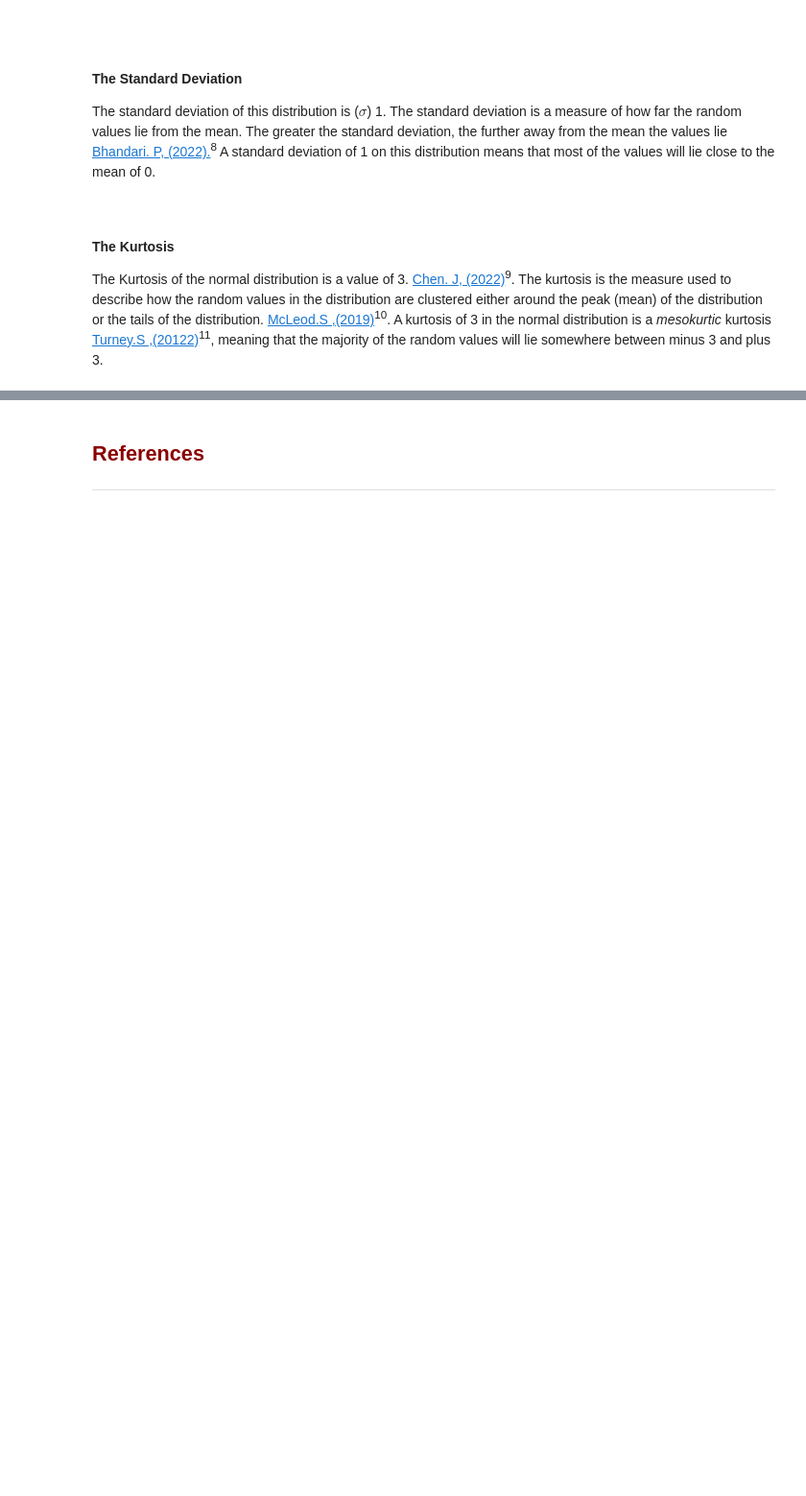
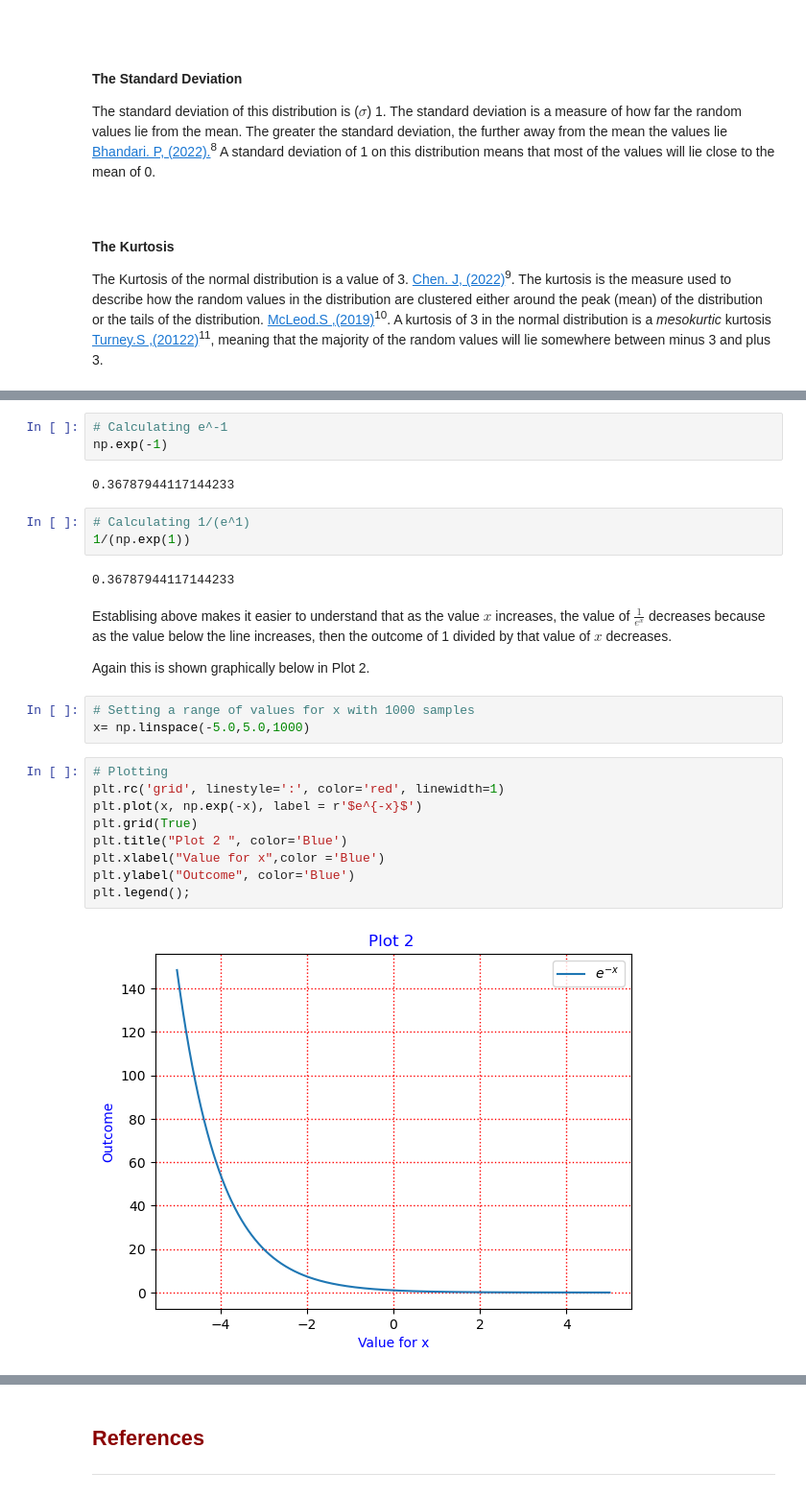
Before and after one commit to OCorry/funddaata2022-assessment, a Jupyter notebook: Practicals/Normal-Distribution-Notebook.ipynb, the cells around one changed output, grey strips where cells are left out. Shown at 96% size. Cells and saved outputs as stored; diff of their text form; blank space fills up the shorter version.

```diff
--- a/Practicals/Normal-Distribution-Notebook.ipynb
+++ b/Practicals/Normal-Distribution-Notebook.ipynb
@@ -47,0 +111,28 @@ The Kurtosis of the normal distribution is a value of 3.  <a href="https://www.i
+# %%
+# Calculating e^-1
+np.exp(-1)
+# %% [output]
+0.36787944117144233
+# %%
+# Calculating 1/(e^1)
+1/(np.exp(1))
+# %% [output]
+0.36787944117144233
+# %% [markdown]
+Establising above makes it easier to understand that as the value $x$ increases, the value of $\frac{1}{e^{x}}$ decreases because as the value below the line increases, then the outcome of 1 divided by that value of $x$ decreases.
+
+Again this is shown graphically below in Plot 2.
+# %%
+# Setting a range of values for x with 1000 samples
+x= np.linspace(-5.0,5.0,1000)
+# %%
+# Plotting
+plt.rc('grid', linestyle=':', color='red', linewidth=1)
+plt.plot(x, np.exp(-x), label = r'$e^{-x}$')
+plt.grid(True)
+plt.title("Plot 2 ", color='Blue')
+plt.xlabel("Value for x",color ='Blue')
+plt.ylabel("Outcome", color='Blue')
+plt.legend();
+# %% [output]
+[figure, added]
```
Also changed, not shown: parts of 39 cells of this notebook.
